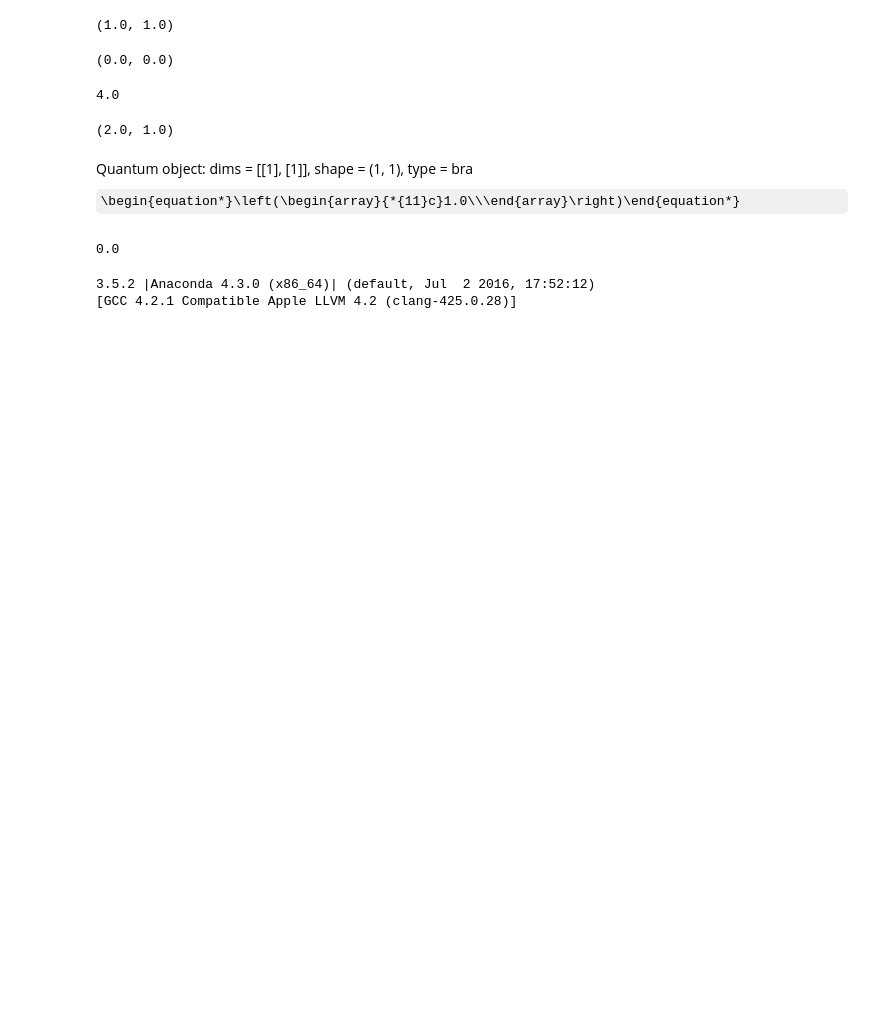
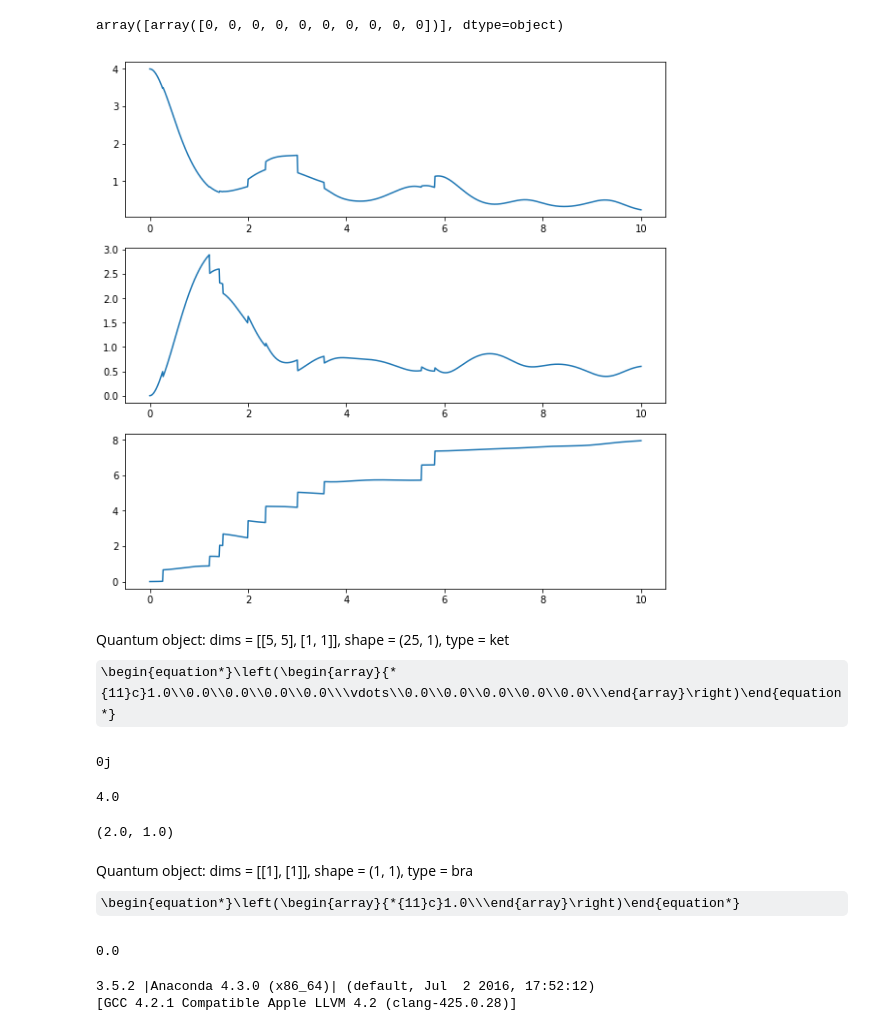
Before and after one commit to behnamgit/Q_Heat_Engine, a Jupyter notebook: Battery.ipynb, the cells around one changed output. Saved outputs shown, nothing was run; the diff lists cells and outputs as text; code cells hidden in the pictures; some formulas as TeX source; blank space fills up the shorter version.

Commit message:
Some quantum solution but it is wrong :(

```diff
--- a/Battery.ipynb
+++ b/Battery.ipynb
@@ -55,0 +57,11 @@ plt.colorbar()
+# %%
+oscillator_init = tensor( displace(Engine_Dim,2)*basis(Engine_Dim,0))
+battery_init = battery(0,0,Dim=Battery_Dim)
+psi0 = tensor(oscillator_init,battery_init)
+
+times = np.linspace(0.0,10.0,1000)
+
+gamma = 1.0
+C0 = np.sqrt(gamma)*(L+K.dag())
+opts = Options(ntraj=1)
+result = mcsolve(H, psi0, times, c_ops=[C0], e_ops=[N,NL,NK],options=opts)
@@ -56,3 +71,15 @@ plt.colorbar()
+# %%
+n = result.expect[0]
+l = result.expect[1]
+k = result.expect[2]
+Fig, ax = plt.subplots(3,figsize=[10,10])
+ax[0].plot(times,n)
+ax[1].plot(times,l)
+ax[2].plot(times,k)
+result.col_which
+# %% [output]
+array([array([0, 0, 0, 0, 0, 0, 0, 0, 0, 0])], dtype=object)
+[figure, added]
 # %%
 def battery(j,k,Dim=1000):
     l=j-k
@@ -63,15 +90,14 @@ def ket_battery(state):
     l = expect(NumL,state)
     k = expect(NumK,state)
     return l+k,k
-# %%
-mystate = battery(1,1,Dim=5)
-ket_battery(mystate)
-# %% [output]
-(1.0, 1.0)
-# %%
-ket_battery(Ldown*Kup*Kup*Kup*mystate)
-# %% [output]
-(0.0, 0.0)
+# %%
+battery(0,0,Dim=Battery_Dim)
+# %% [output]
+Quantum object: dims = [[5, 5], [1, 1]], shape = (25, 1), type = ket\begin{equation*}\left(\begin{array}{*{11}c}1.0\\0.0\\0.0\\0.0\\0.0\\\vdots\\0.0\\0.0\\0.0\\0.0\\0.0\\\end{array}\right)\end{equation*}
+# %%
+expect(K,psi0)
+# %% [output]
+0j
 # %%
 omega_m = 1
 H = omega_m*(NumL+NumK)
```
Also changed, not shown: parts of 4 cells of this notebook.
